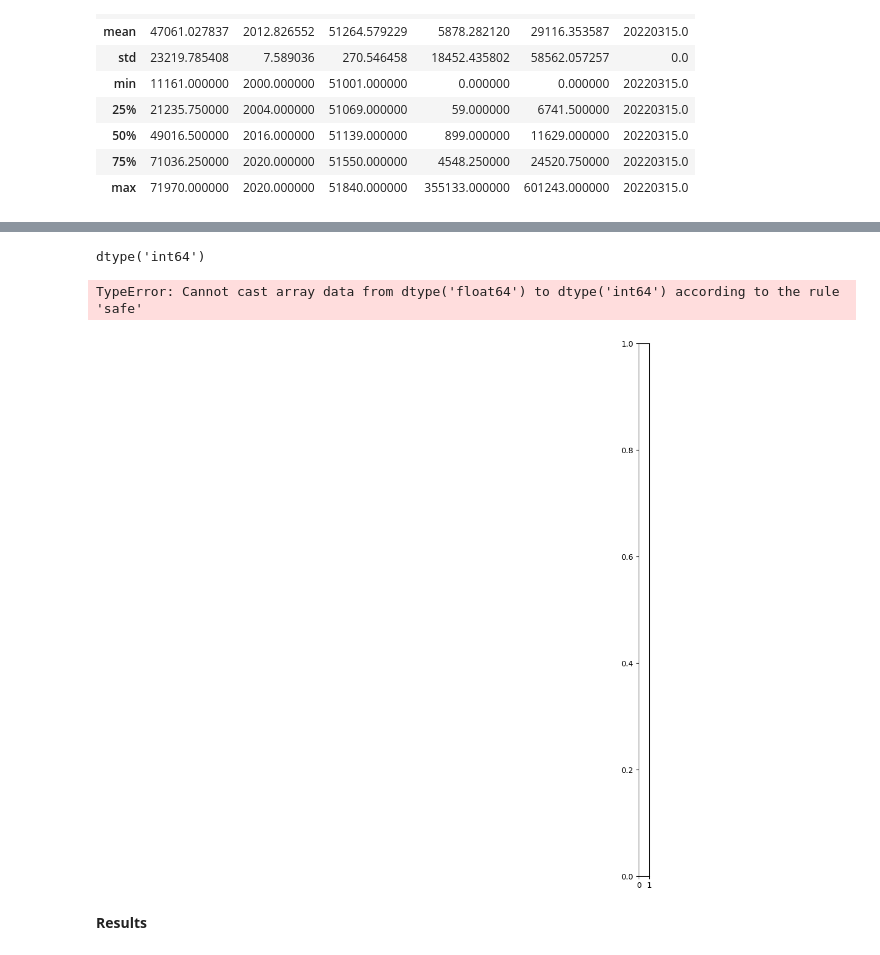
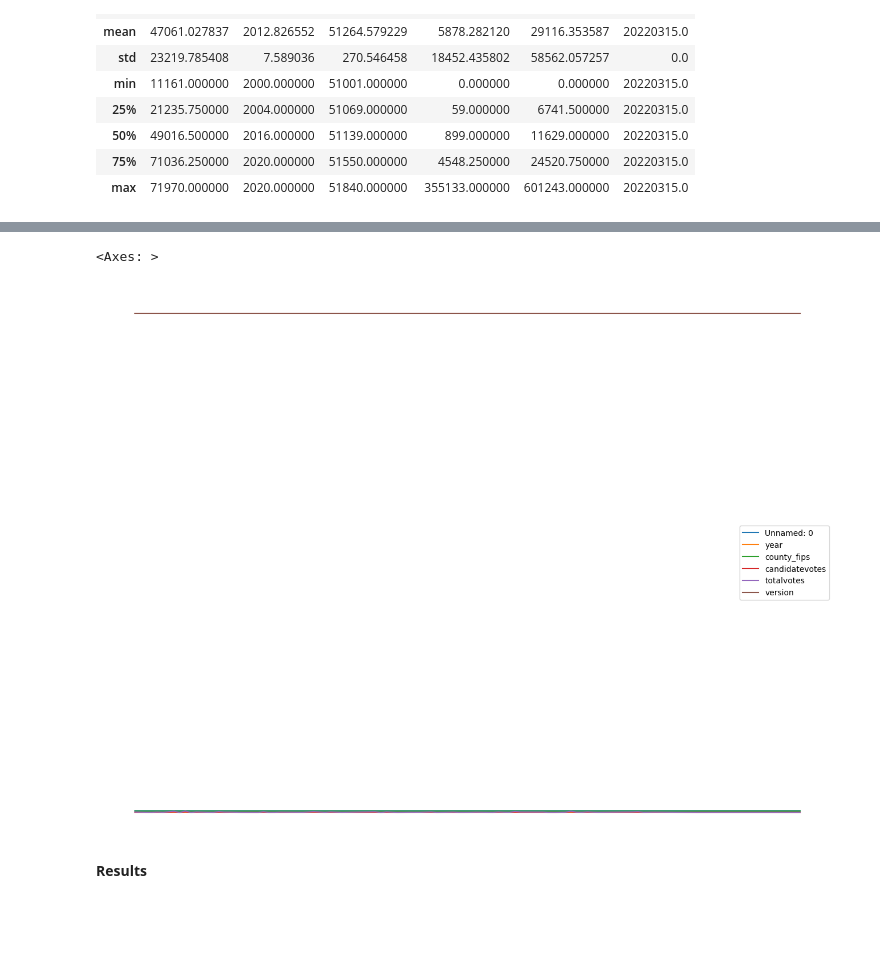
Before and after one commit to kkuang116/project_voting, a Jupyter notebook: ML_project3.ipynb, the cells around one changed output, grey strips where cells are left out. Saved outputs shown, nothing was run; the diff lists cells and outputs as text; code cells hidden in the pictures; blank space fills up the shorter version.

```diff
--- a/ML_project3.ipynb
+++ b/ML_project3.ipynb
@@ -169,4 +167,2 @@ win2020_df.reset_index(drop=True, inplace=True)
 # %%
 win2020_df = win2020_df[win2020_df['mode']=='ELECTION DAY']
-win2020_df = win2020_df[[]]
-win2020_df
@@ -189,16 +169,14 @@ win2020_df
-# %%
-votingdf['totalvotes'].dtype
-# %% [output]
-dtype('int64')
 # %%
 fig = plt.figure()
 ax = fig.add_axes([0, 0, 2, 2])
 divider = make_axes_locatable(ax)
 ax.axis('off')
-cax = divider.append_axes("right", size="2%", pad=0.08)
-mapdf.plot(ax=ax,column='Population2022',legend=True,cax=cax)
+#cax = divider.append_axes("right", size="2%", pad=0.08)
+#mapdf.plot(ax=ax,column='Population2022',legend=True,cax=cax)
+win2020_df['candidate'] = win2020_df['candidate'].astype(str)
+win2020_df.plot(ax=ax,column='candidate',legend=True)#,cax=cax
 # %% [output]
-TypeError: Cannot cast array data from dtype('float64') to dtype('int64') according to the rule 'safe'
+<Axes: >
-[figure, old version]
+[figure, new version]
 # %%
 # Every county votes for the candidate from the party with the most votes from 2000-2020. If there is a tie, then the recent party holds tiebreaker.
```
Also changed, not shown: parts of 7 cells of this notebook.
